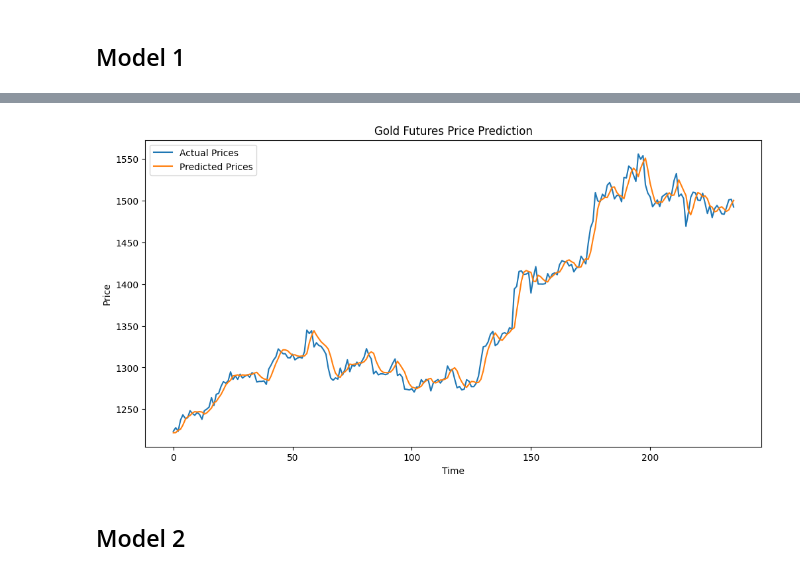
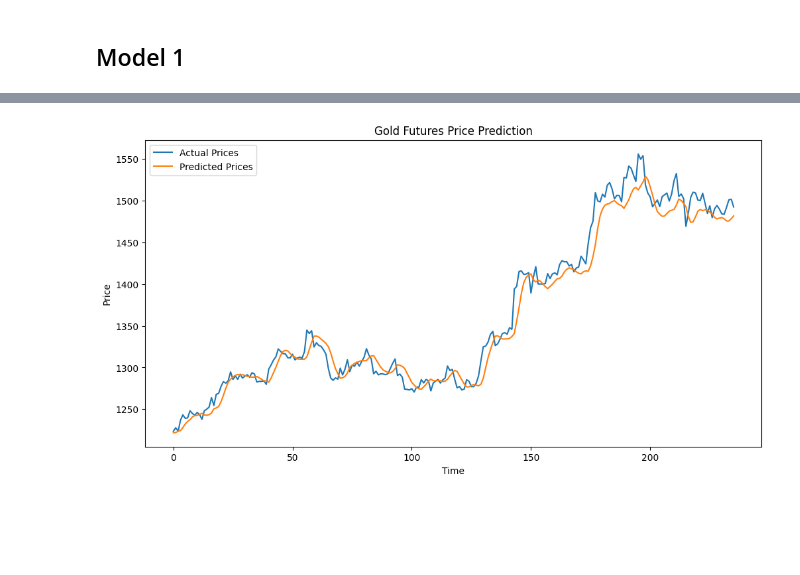
Before and after one commit to whyyouj/market-sentiment-analysis, a Jupyter notebook: gold_historical/lstm.ipynb, the cells around one changed output, grey strips where cells are left out. Saved outputs shown, nothing was run; the diff lists cells and outputs as text; code cells hidden in the pictures; blank space fills up the shorter version.

Commit message:
Updated lstm.ipynb to accept a list of features as input

```diff
--- a/gold_historical/lstm.ipynb
+++ b/gold_historical/lstm.ipynb
@@ -36,7 +45,7 @@ def get_log_returns(data):
 # %% [markdown]
 # Training & Test Split
 # %%
-def prepare_training_data(data, train_ratio=0.95, returns = False):
+def prepare_training_data(data, train_ratio=0.95, features = ["Price"]):
     """
     Extract feature columns and split data into training and testing sets.
 
@@ -47,12 +56,8 @@ def prepare_training_data(data, train_ratio=0.95, returns = False):
     Returns:
         tuple: (training data, test data, scaler)
     """
-    if returns:
-        rtn_data = get_log_returns(data).filter(["Returns"])
-        dataset = rtn_data.values
-    else:
-        price_data = data.filter(["Price"])
-        dataset = price_data.values
+    data = data[features].copy()
+    dataset = data.values
 
     # Determine train/test split point
     training_size = int(np.ceil(len(dataset) * train_ratio))
@@ -67,13 +72,14 @@ def prepare_training_data(data, train_ratio=0.95, returns = False):
 
     return train_data, test_data, scaler
 # %%
-def create_sequences(data, seq_length):
+def create_sequences(data, seq_length, target_col=0):
     """
-    Create sequences for LSTM model input.
+    Create sequences for LSTM model input with multiple features.
 
     Parameters:
-        data (ndarray): Input data array
+        data (ndarray): Input data array where columns are features
         seq_length (int): Length of sequence for LSTM input
+        target_col (int): Index of the target column to predict
 
     Returns:
         tuple: (X sequences, y targets)
@@ -81,7 +87,7 @@ def create_sequences(data, seq_length):
     X, y = [], []
     for i in range(len(data) - seq_length):
         X.append(data[i:i + seq_length])
-        y.append(data[i + seq_length])
+        y.append(data[i + seq_length, target_col].reshape(1))
 
     return np.array(X), np.array(y)
 # %% [markdown]
@@ -216,32 +231,32 @@ def plot_results(actual, predicted, title="Gold Futures Price Prediction"):
 # %% [markdown]
 ## Model 1
 # %%
-# Load and preprocess data
-data = load_data(file_path)
+# Load and prepare data
+data = load_data()
+
+# Specify which features to use
+features = ["Price", "DXY", "VIX"]  # Update with your actual column names
 
 # Prepare training data
-train_data, test_data, scaler = prepare_training_data(data, returns = False)
-
-# Set sequence length
-seq_length = 14
+train_data, test_data, scaler = prepare_training_data(data, train_ratio=0.95, features=features)
 
 # Create sequences
-X_train, y_train = create_sequences(train_data, seq_length)
-X_test, y_test = create_sequences(test_data, seq_length)
-
-# Reshape input to be [samples, time steps, features]
-X_train = X_train.reshape(X_train.shape[0], X_train.shape[1], 1)
-X_test = X_test.reshape(X_test.shape[0], X_test.shape[1], 1)
+seq_length = 14  # Example sequence length
+target_col = 0  # Index of the target column (Price is the first column)
+X_train, y_train = create_sequences(train_data, seq_length, target_col)
+X_test, y_test = create_sequences(test_data, seq_length, target_col)
 
 # Build and train model
-model = build_model((seq_length, 1))
+model = build_model(input_shape=(X_train.shape[1], X_train.shape[2]))
 history = train_model(model, X_train, y_train)
 
 # Evaluate model
-results, mape = evaluate_model(model, X_test, y_test, scaler)
-print(f"Mean Absolute Percentage Error (MAPE): {mape:.2f}%")
+test_results, mape = evaluate_model(model, X_test, y_test, scaler, target_col)
+
+# Print results
+print(f"MAPE: {mape:.2f}%")
 
 # Plot results
-plot_results(results['actual'], results['pred'], "Gold Futures Price Prediction")
+plot_results(test_results['actual'], test_results['pred'], title="Gold Futures Price Prediction")
 # %% [output]
 Epoch 1/40
@@ -264,3 +279 @@ Mean Absolute Percentage Error (MAPE): 0.61%
-[figure, old version]
+[figure, new version]
-# %% [markdown]
-## Model 2
```
Also changed, not shown: parts of 8 cells of this notebook.
